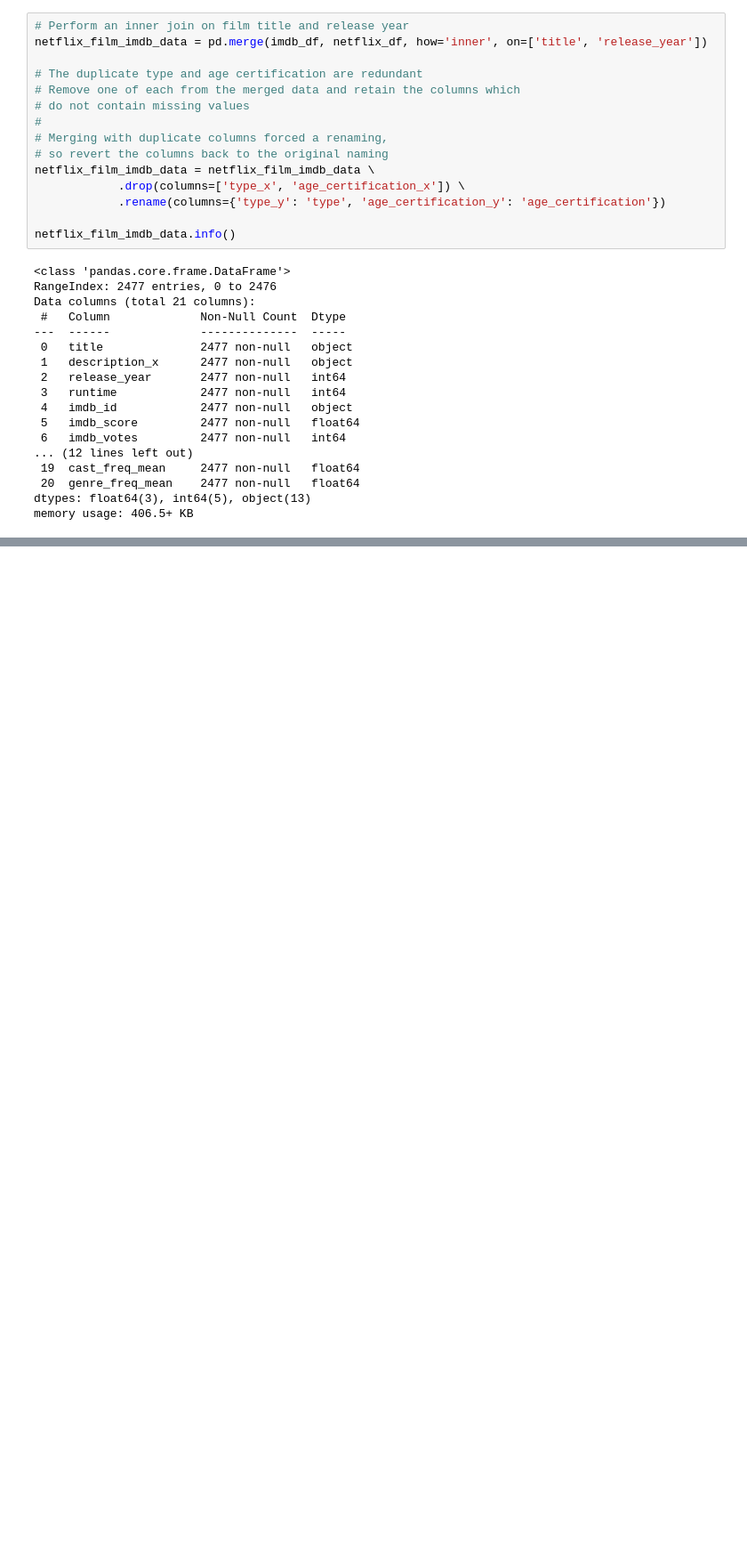
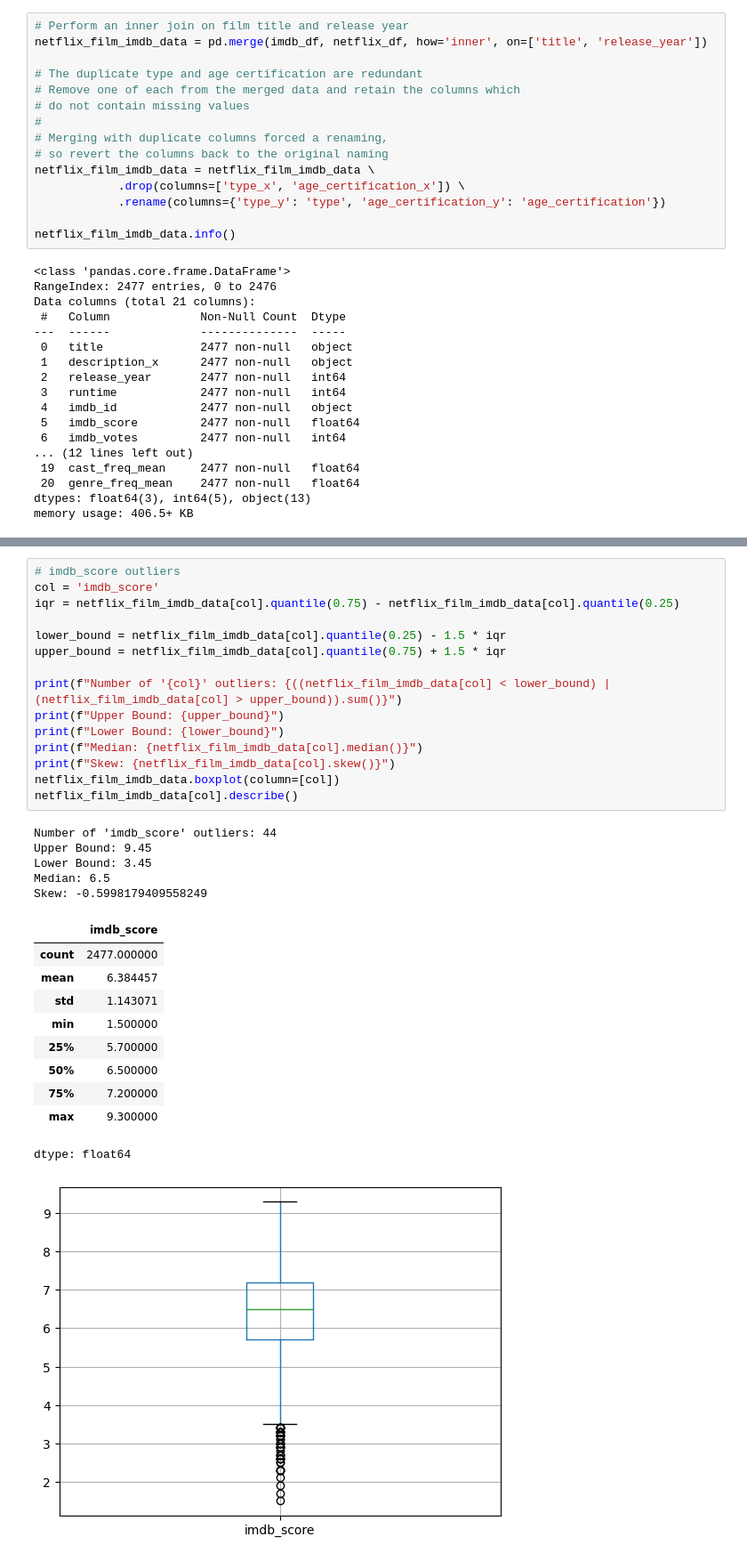
Before and after one commit to anthonybrown0528/csc-442-course-project, a Jupyter notebook: notebook/merge_cleaned_datasets.ipynb, the cells around one changed output, grey strips where cells are left out. Shown at 89% size. Drawn from its saved outputs; the diff is of its cells as text; blank space fills up the shorter version.

```diff
--- a/notebook/merge_cleaned_datasets.ipynb
+++ b/notebook/merge_cleaned_datasets.ipynb
@@ -114,0 +212,32 @@ memory usage: 406.5+ KB
+# %%
+# imdb_score outliers
+col = 'imdb_score'
+iqr = netflix_film_imdb_data[col].quantile(0.75) - netflix_film_imdb_data[col].quantile(0.25)
+
+lower_bound = netflix_film_imdb_data[col].quantile(0.25) - 1.5 * iqr
+upper_bound = netflix_film_imdb_data[col].quantile(0.75) + 1.5 * iqr
+
+print(f"Number of '{col}' outliers: {((netflix_film_imdb_data[col] < lower_bound) | (netflix_film_imdb_data[col] > upper_bound)).sum()}")
+print(f"Upper Bound: {upper_bound}")
+print(f"Lower Bound: {lower_bound}")
+print(f"Median: {netflix_film_imdb_data[col].median()}")
+print(f"Skew: {netflix_film_imdb_data[col].skew()}")
+netflix_film_imdb_data.boxplot(column=[col])
+netflix_film_imdb_data[col].describe()
+# %% [output]
+Number of 'imdb_score' outliers: 44
+Upper Bound: 9.45
+Lower Bound: 3.45
+Median: 6.5
+Skew: -0.5998179409558249
+|  | imdb_score |
+| count | 2477.000000 |
+| mean | 6.384457 |
+| std | 1.143071 |
+| min | 1.500000 |
+| 25% | 5.700000 |
+| 50% | 6.500000 |
+| 75% | 7.200000 |
+| max | 9.300000 |
+dtype: float64
+[figure, added]
```
Also changed, not shown: parts of 17 cells of this notebook.
